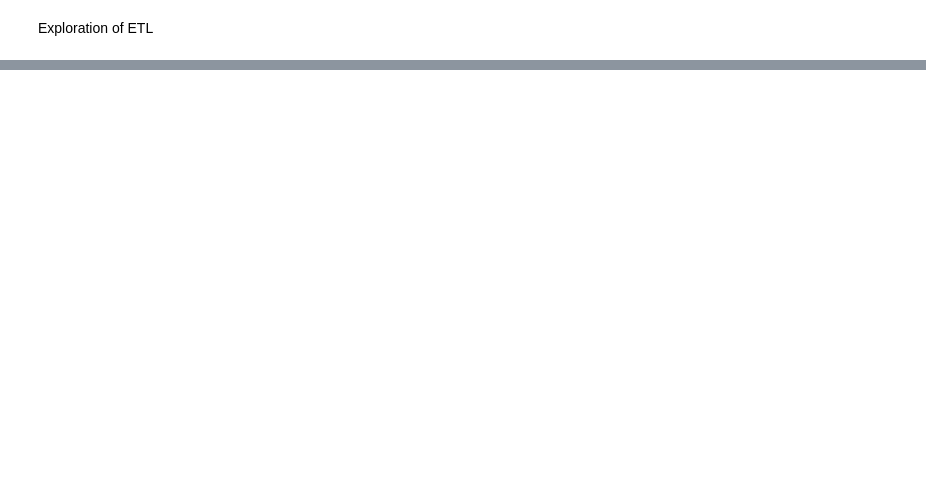
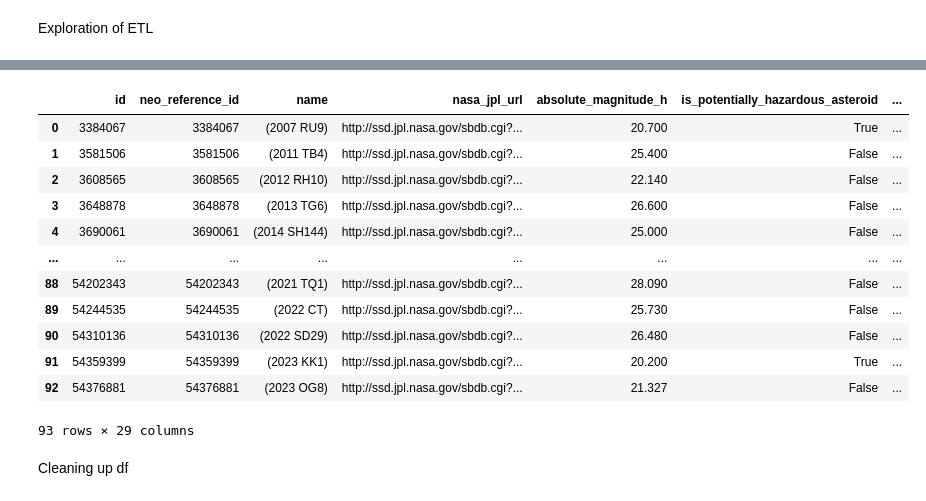
Before and after one commit to Jackleept/NASA_NEO, a Jupyter notebook: scratch.ipynb, the cells around one changed output, grey strips where cells are left out. Saved outputs shown, nothing was run; the diff lists cells and outputs as text; code cells hidden in the pictures; blank space fills up the shorter version.

```diff
--- a/scratch.ipynb
+++ b/scratch.ipynb
@@ -65,3 +149,23 @@ df = pd.concat([json_df, df], axis=1)
+# %%
+df = pd.concat([json_df, cad_df, df], axis=1)
+
+df
+# %% [output]
+|  | id | neo_reference_id | name | nasa_jpl_url | absolute_magnitude_h | is_potentially_hazardous_asteroid | ... |
+| 0 | 3384067 | 3384067 | (2007 RU9) | http://ssd.jpl.nasa.gov/sbdb.cgi?... | 20.700 | True | ... |
+| 1 | 3581506 | 3581506 | (2011 TB4) | http://ssd.jpl.nasa.gov/sbdb.cgi?... | 25.400 | False | ... |
+| 2 | 3608565 | 3608565 | (2012 RH10) | http://ssd.jpl.nasa.gov/sbdb.cgi?... | 22.140 | False | ... |
+| 3 | 3648878 | 3648878 | (2013 TG6) | http://ssd.jpl.nasa.gov/sbdb.cgi?... | 26.600 | False | ... |
+| 4 | 3690061 | 3690061 | (2014 SH144) | http://ssd.jpl.nasa.gov/sbdb.cgi?... | 25.000 | False | ... |
+| ... | ... | ... | ... | ... | ... | ... | ... |
+| 88 | 54202343 | 54202343 | (2021 TQ1) | http://ssd.jpl.nasa.gov/sbdb.cgi?... | 28.090 | False | ... |
+| 89 | 54244535 | 54244535 | (2022 CT) | http://ssd.jpl.nasa.gov/sbdb.cgi?... | 25.730 | False | ... |
+| 90 | 54310136 | 54310136 | (2022 SD29) | http://ssd.jpl.nasa.gov/sbdb.cgi?... | 26.480 | False | ... |
+| 91 | 54359399 | 54359399 | (2023 KK1) | http://ssd.jpl.nasa.gov/sbdb.cgi?... | 20.200 | True | ... |
+| 92 | 54376881 | 54376881 | (2023 OG8) | http://ssd.jpl.nasa.gov/sbdb.cgi?... | 21.327 | False | ... |
+93 rows × 29 columns
+# %% [markdown]
+Cleaning up df
 # %%
 df.info()
 # %% [output]
```
Also changed, not shown: parts of 19 cells of this notebook, 3 other files.
